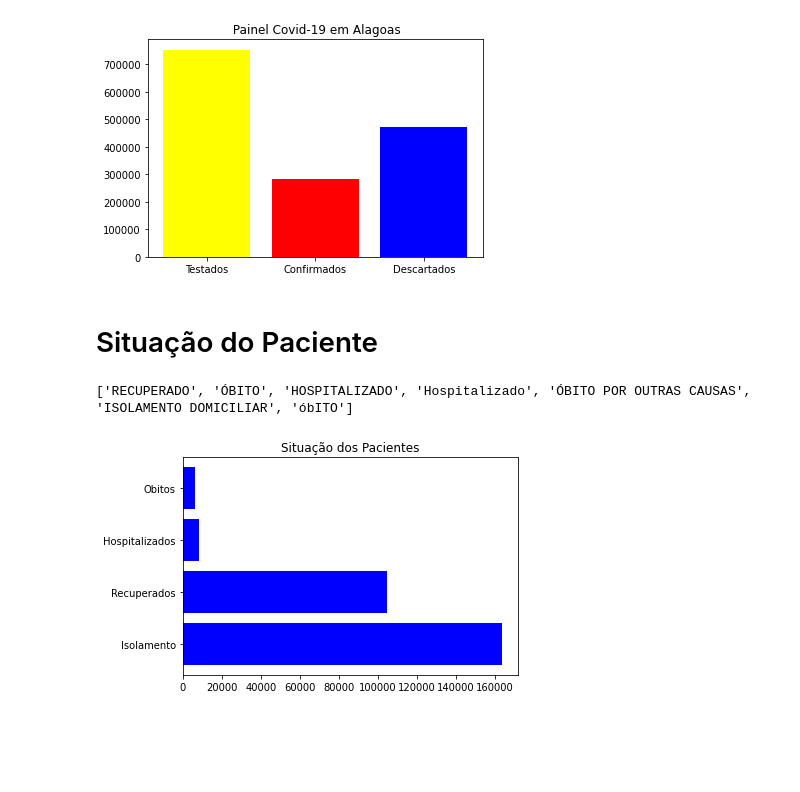
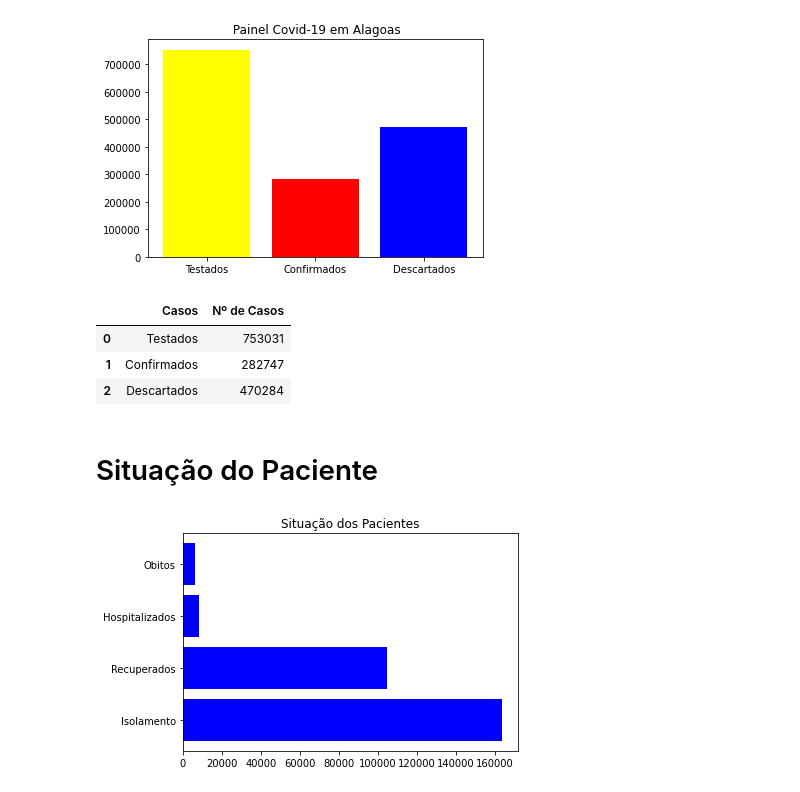
Before and after one commit to Jose-Bruno/Visualiza-oComputacional, a Jupyter notebook: José_Bruno_da_Silva_Santos_Visualização_Computacional.ipynb, the cells around one changed output. Drawn from its saved outputs; the diff is of its cells as text; code cells hidden in the pictures; blank space fills up the shorter version.

```diff
--- a/José_Bruno_da_Silva_Santos_Visualização_Computacional.ipynb
+++ b/José_Bruno_da_Silva_Santos_Visualização_Computacional.ipynb
@@ -55,19 +55,18 @@ plt.title(' Painel Covid-19 em Alagoas')
 plt.show()
 # %% [output]
 [figure]
+# %%
+lista1 = [testados, confirmados, descartados]
+legenda1 = ["Testados", "Confirmados", "Descartados"]
+painel = pd.DataFrame(list(zip(legenda1, lista1)), columns = ['Casos','Nº de Casos'])
+painel.head()
+# %% [output]
+|  | Casos | Nº de Casos |
+| 0 | Testados | 753031 |
+| 1 | Confirmados | 282747 |
+| 2 | Descartados | 470284 |
 # %% [markdown]
 # Situação do Paciente
-# %%
-situação = dados['Situação do paciente confirmado']
-lista = []
-
-for x in situação:
-  if x not in lista:
-    lista.append(x)
-
-print(lista)
-# %% [output]
-['RECUPERADO', 'ÓBITO', 'HOSPITALIZADO', 'Hospitalizado', 'ÓBITO POR OUTRAS CAUSAS', 'ISOLAMENTO DOMICILIAR', 'óbITO']
 # %%
 recuperado =  len(dados[(dados['Situação do paciente confirmado'] == 'RECUPERADO')])
 obito = len(dados[(dados['Situação do paciente confirmado'] == 'ÓBITO') | (dados['Situação do paciente confirmado'] == 'óbITO')])
```
Also changed, not shown: parts of 1 cell of this notebook.
